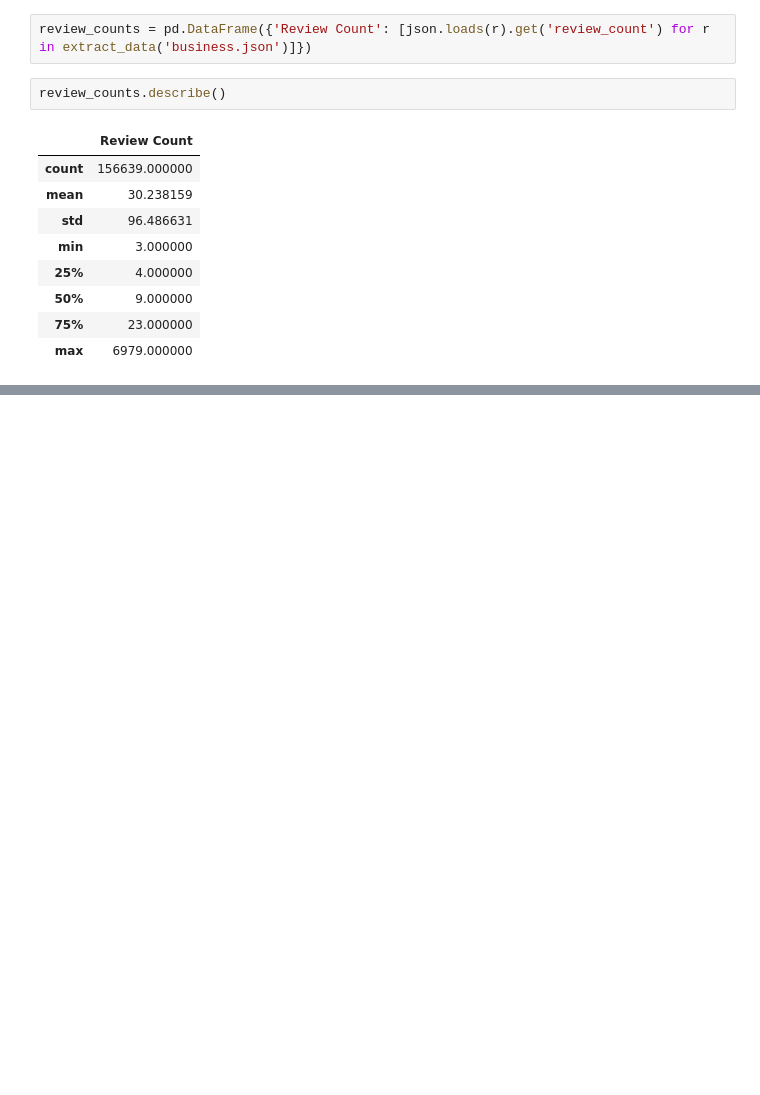
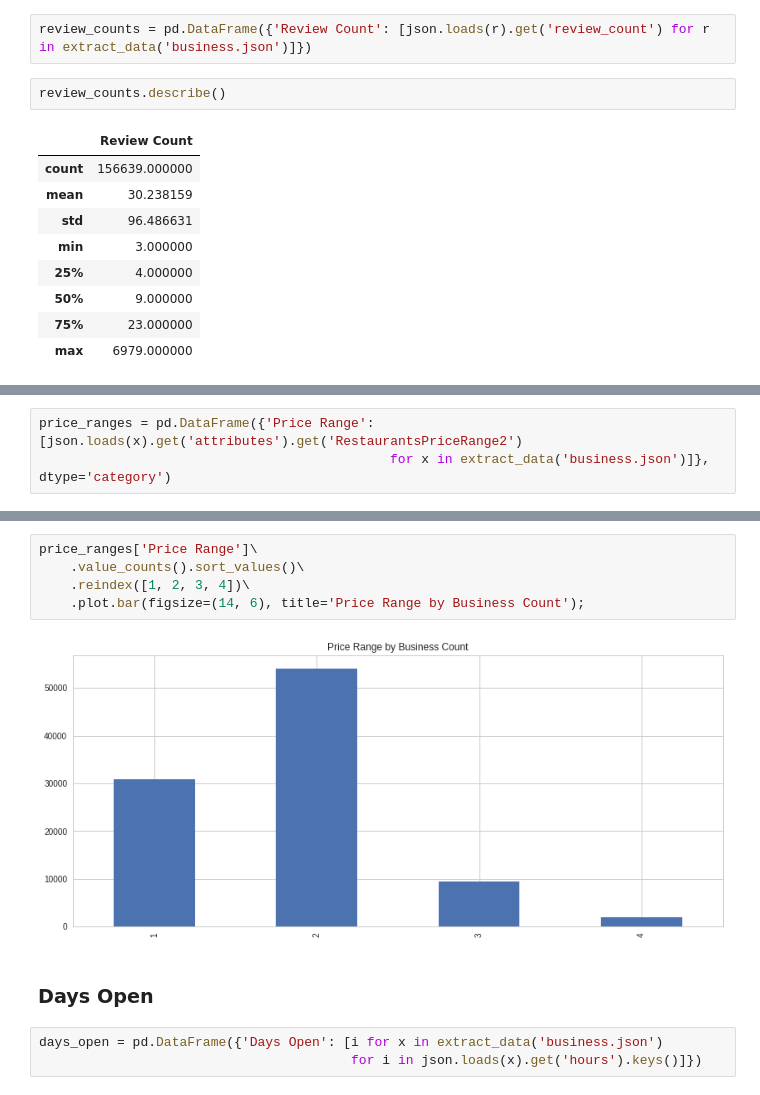
Before and after one commit to bljustice/yelp, a Jupyter notebook: yelp_eda.ipynb, the cells around one changed output, grey strips where cells are left out. Drawn from its saved outputs; the diff is of its cells as text; blank space fills up the shorter version.

Commit message:
Added additional visualizations for other categories to notebook

```diff
--- a/yelp_eda.ipynb
+++ b/yelp_eda.ipynb
@@ -297,0 +295,3 @@ review_counts[review_counts['Review Count'] < review_counts['Review Count'].quan
+# %%
+price_ranges = pd.DataFrame({'Price Range': [json.loads(x).get('attributes').get('RestaurantsPriceRange2')
+                                             for x in extract_data('business.json')]}, dtype='category')
@@ -297,0 +306,12 @@ review_counts[review_counts['Review Count'] < review_counts['Review Count'].quan
+# %%
+price_ranges['Price Range']\
+    .value_counts().sort_values()\
+    .reindex([1, 2, 3, 4])\
+    .plot.bar(figsize=(14, 6), title='Price Range by Business Count');
+# %% [output]
+[figure, added]
+# %% [markdown]
+### Days Open
+# %%
+days_open = pd.DataFrame({'Days Open': [i for x in extract_data('business.json')
+                                        for i in json.loads(x).get('hours').keys()]})
```
Also changed, not shown: parts of 11 cells of this notebook.
